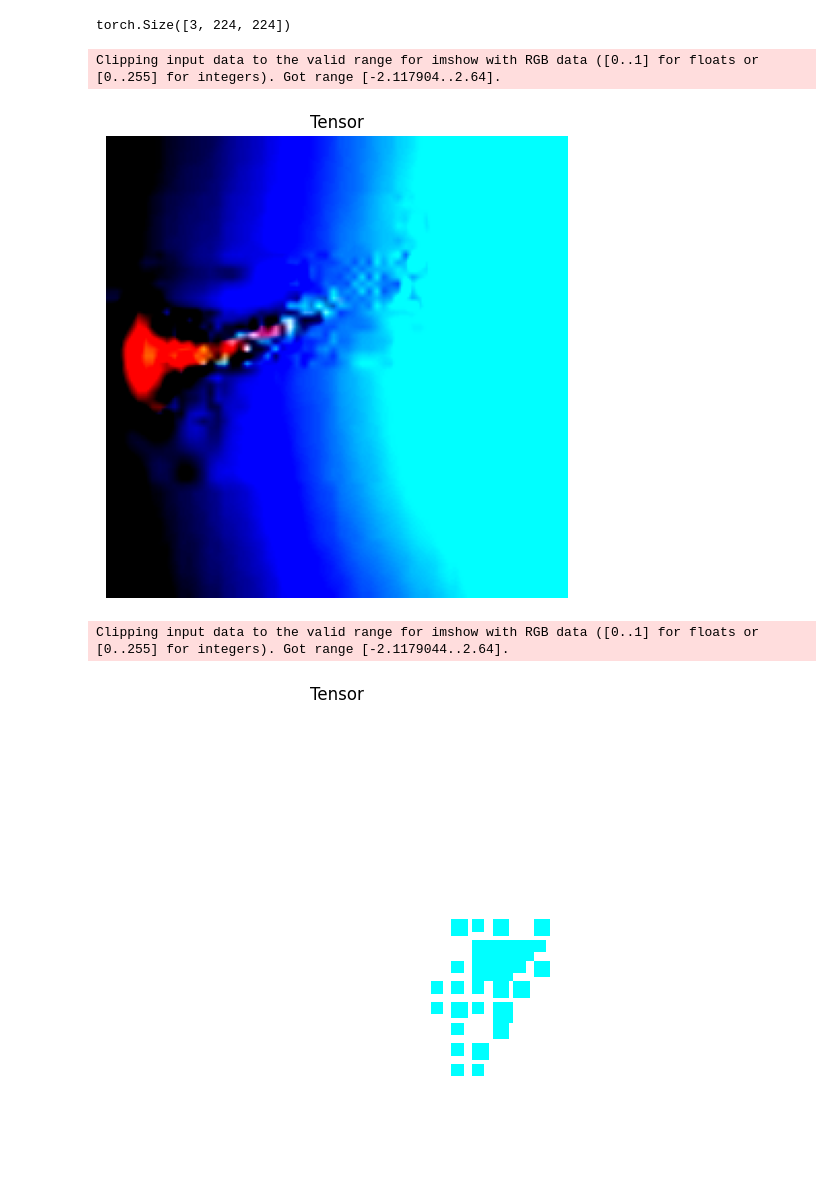
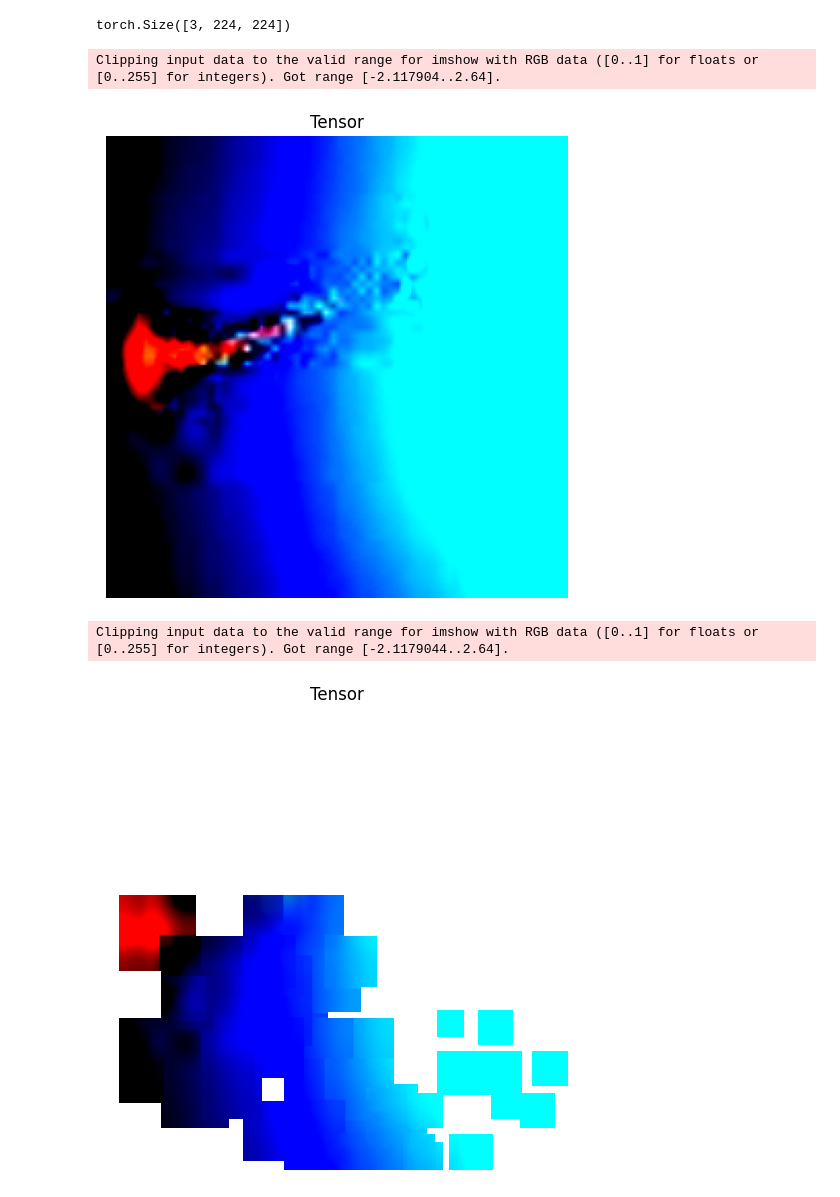
Before and after one commit to tcouso/uav_active_sensing, a Jupyter notebook: notebooks/1.02-image-env.ipynb, the cells around one changed output. Saved outputs shown, nothing was run; the diff lists cells and outputs as text; code cells hidden in the pictures.

```diff
--- a/notebooks/1.02-image-env.ipynb
+++ b/notebooks/1.02-image-env.ipynb
@@ -117,16 +124,16 @@ inputs["pixel_values"].squeeze(0).shape
 # %% [output]
 torch.Size([3, 224, 224])
 # %%
-IMG_FOV_RATIO = 32
+IMG_FOV_RATIO = 16
 
 adapted_inputs = inputs["pixel_values"].squeeze(0)
 env = ImageEnv(adapted_inputs, IMG_FOV_RATIO)
 
-env.random_walk(50)
+env.random_walk(100, planar_step_size=20, altitude_step_size=2)
 visualize_tensor(env.img)
 visualize_tensor(env.sampled_img)
 # %% [output]
 Clipping input data to the valid range for imshow with RGB data ([0..1] for floats or [0..255] for integers). Got range [-2.117904..2.64].
 [figure]
 Clipping input data to the valid range for imshow with RGB data ([0..1] for floats or [0..255] for integers). Got range [-2.1179044..2.64].
-[figure, old version]
+[figure, new version]
```
Also changed, not shown: parts of 29 cells of this notebook, 2 other files.
